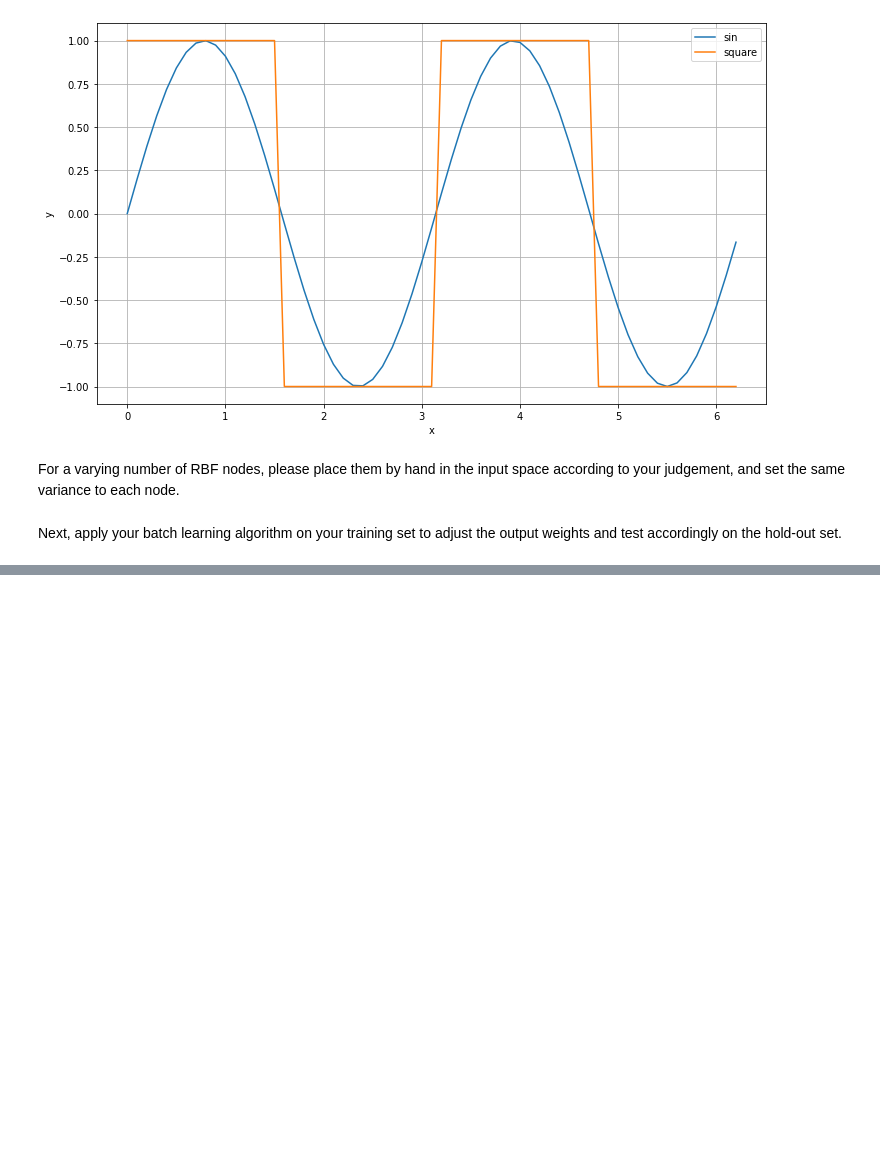
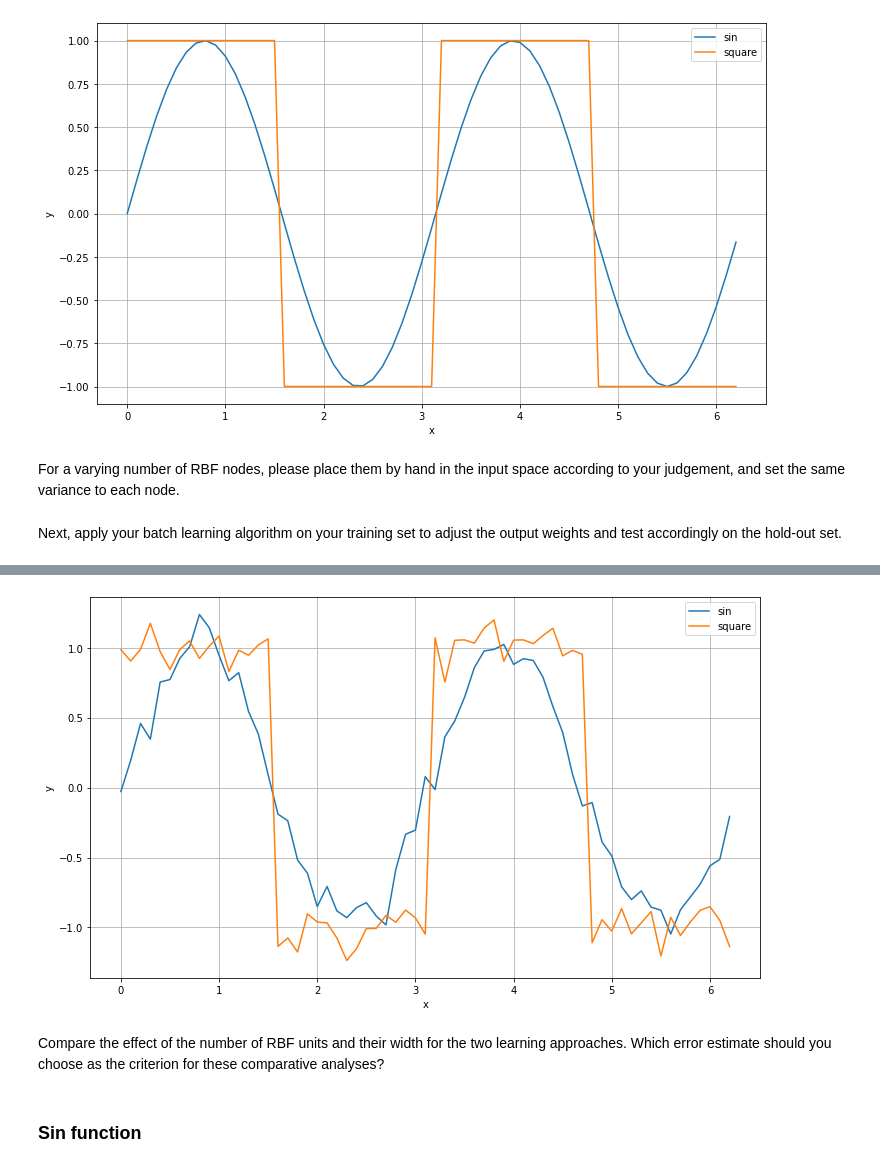
Before and after one commit to Alexdruso/DD2437-ANNDA-Colasanti-Sanvito-Stuart, a Jupyter notebook: lab2/assignment_1.ipynb, the cells around one changed output, grey strips where cells are left out. Drawn from its saved outputs; the diff is of its cells as text; code cells hidden in the pictures; blank space fills up the shorter version.

```diff
--- a/lab2/assignment_1.ipynb
+++ b/lab2/assignment_1.ipynb
@@ -67,0 +324,17 @@ following issues (which involve running the suggested experiments):
+# %%
+sin_df = generate_periodic_function(function='sin', noise=True)
+square_df = generate_periodic_function(function= 'square', noise=True)
+# %%
+plot_2d_function(
+    dfs=[sin_df, square_df],
+    function_names=['sin', 'square'],
+    path=img_path + 'noisy_periodic_functions'
+)
+# %% [output]
+[figure, added]
+# %% [markdown]
+Compare the effect of the number of RBF units and their width for the
+two learning approaches. Which error estimate should you choose as the
+criterion for these comparative analyses?
+# %% [markdown]
+### Sin function
```
Also changed, not shown: parts of 41 cells of this notebook.
